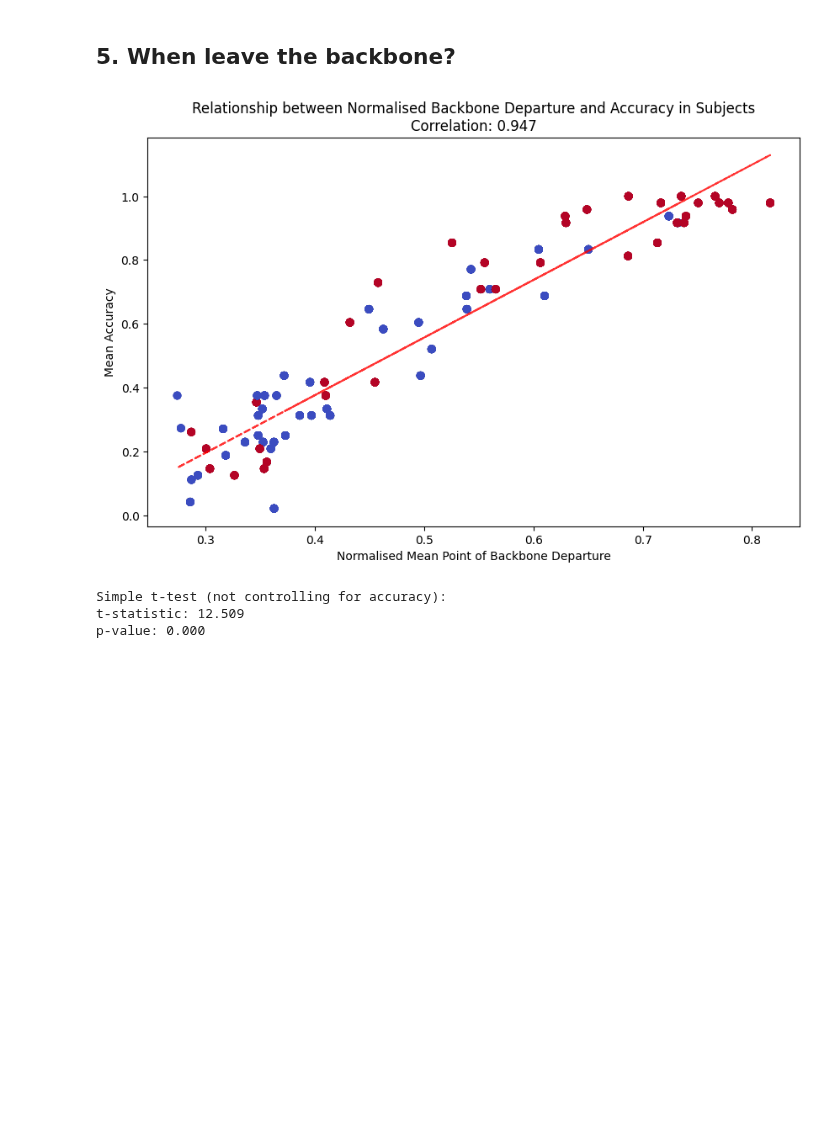
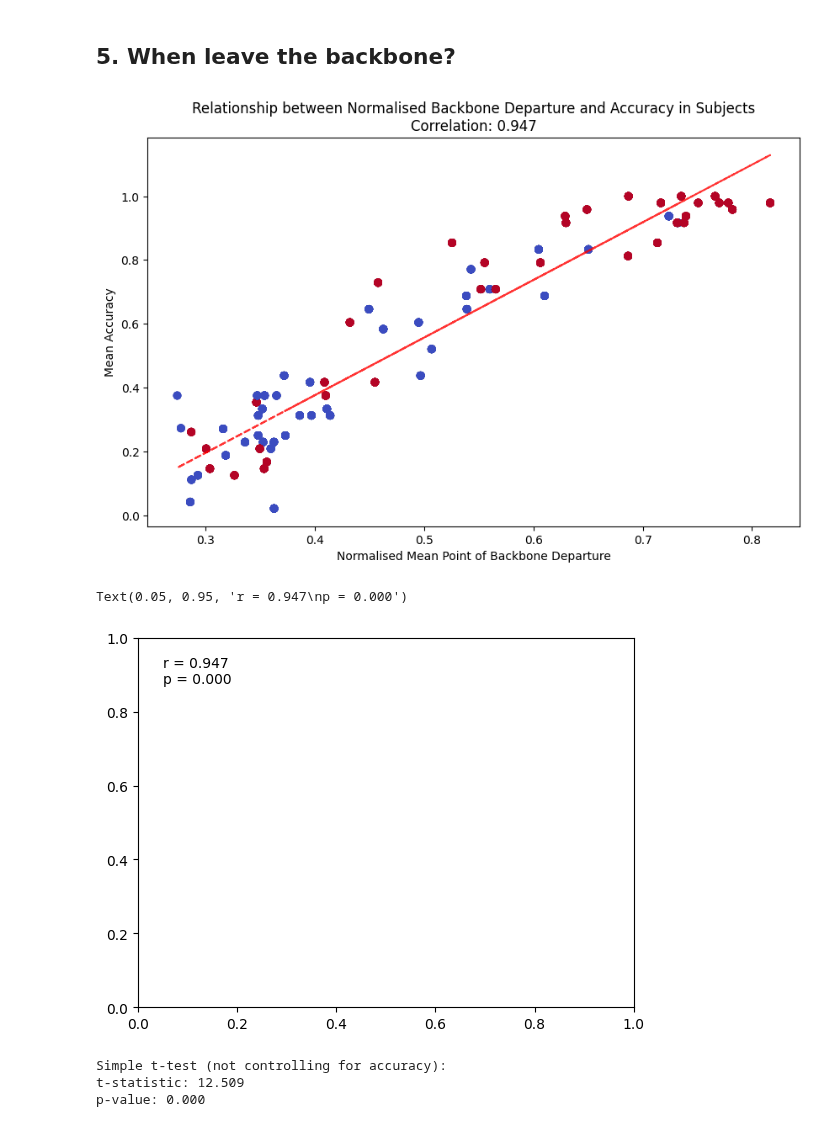
Before and after one commit to geometric-intelligence/mazedyn, a Jupyter notebook: mazedyn/4_backbone.ipynb, the cells around one changed output. Saved outputs shown, nothing was run; the diff lists cells and outputs as text; code cells hidden in the pictures; blank space fills up the shorter version.

```diff
--- a/mazedyn/4_backbone.ipynb
+++ b/mazedyn/4_backbone.ipynb
@@ -358,33 +420,44 @@ merged_test_df["subj_mean_leave_backbone"] = merged_test_df.groupby("Subject")["
 # Create scatter plot of mean backbone departure vs mean accuracy
 plt.figure(figsize=(10, 6))
 plt.scatter(merged_test_df['subj_mean_leave_backbone'],
            merged_test_df['subj_mean_acc'],
            c=merged_test_df['is_man'],
            cmap='coolwarm',
            alpha=0.5)
 
 # Add trend line
 z = np.polyfit(merged_test_df['subj_mean_leave_backbone'].astype(float),
                merged_test_df['subj_mean_acc'].astype(float), 1)
 p = np.poly1d(z)
 plt.plot(merged_test_df['subj_mean_leave_backbone'].astype(float),
          p(merged_test_df['subj_mean_leave_backbone'].astype(float)),
          "r--", alpha=0.8)
 
 # Calculate correlation
 correlation = merged_test_df['subj_mean_leave_backbone'].corr(merged_test_df['subj_mean_acc'])
 
 plt.xlabel('Normalised Mean Point of Backbone Departure')
 plt.ylabel('Mean Accuracy')
 plt.title(f'Relationship between Normalised Backbone Departure and Accuracy in Subjects\nCorrelation: {correlation:.3f}')
 
 plt.show()
 
+# Calculate correlation coefficient and p-value
+from scipy import stats
+r, p = stats.pearsonr(merged_test_df['subj_mean_leave_backbone'].astype(float), merged_test_df['subj_mean_acc'].astype(float))
+
+# Add text annotation for r and p values
+plt.text(0.05, 0.95, f'r = {r:.3f}\np = {p:.3f}',
+         transform=plt.gca().transAxes,
+         verticalalignment='top')
+
 
 ## Distance from backbone
 ## or when they depart?
 # %% [output]
 [figure]
+Text(0.05, 0.95, 'r = 0.947\np = 0.000')
+[figure, added]
 # %%
 # Perform t-test to compare backbone departure times between men and women
 # while controlling for accuracy using ANCOVA
```
Also changed, not shown: parts of 4 cells of this notebook, 11 other files.
